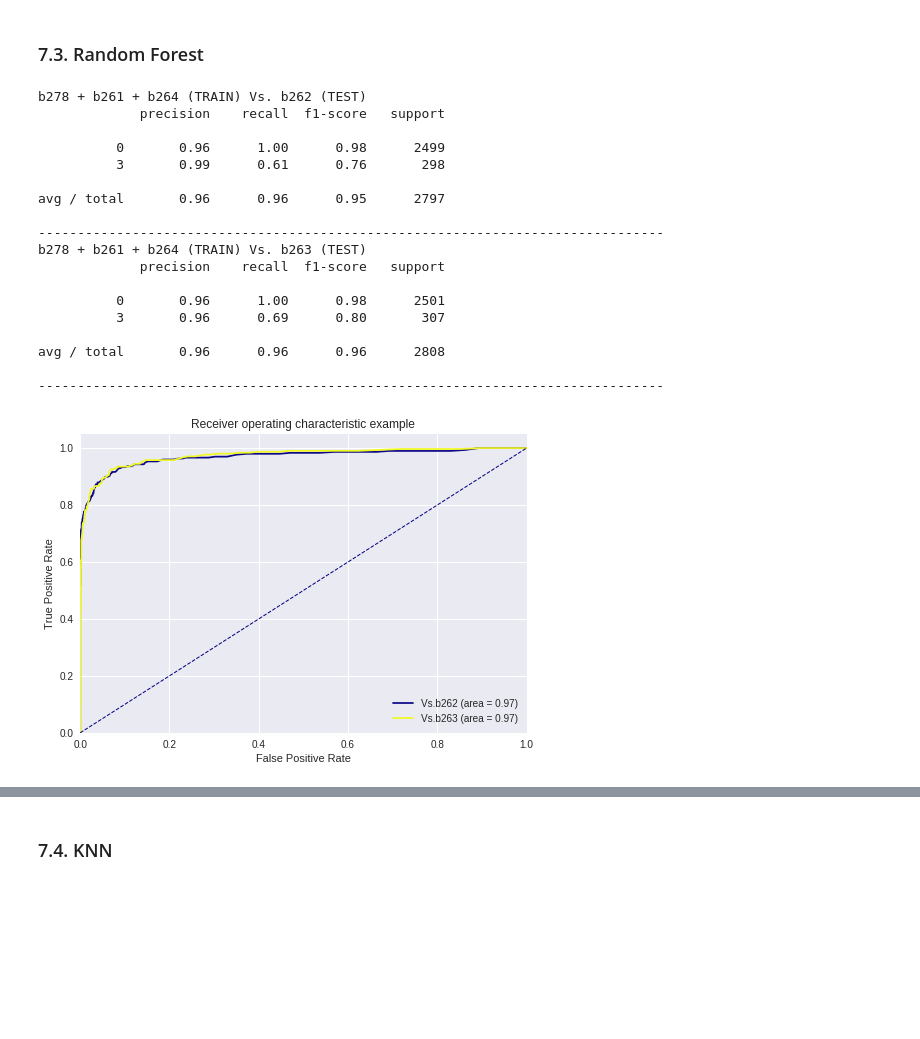
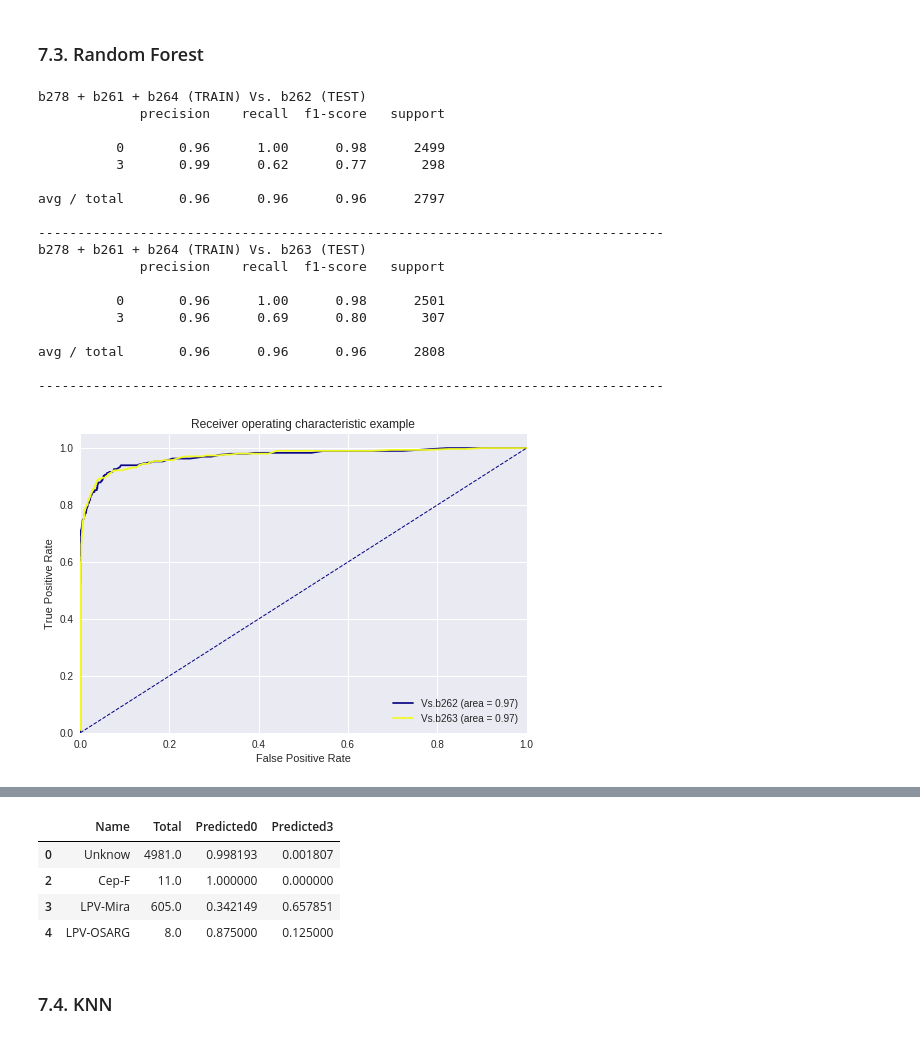
Before and after one commit to carpyncho/vvv_gen_catalog, a Jupyter notebook: samplesVSTO0.ipynb, the cells around one changed output, grey strips where cells are left out. Drawn from its saved outputs; the diff is of its cells as text; code cells hidden in the pictures; blank space fills up the shorter version.

```diff
--- a/samplesVSTO0.ipynb
+++ b/samplesVSTO0.ipynb
@@ -49,3 +47,7 @@ data, classes, sclasses = discretize_classes(data)
+# %%
+data, classes, sclasses = discretize_classes(data)
+orig_cls_names = {v:k for k, v in classes.items()}
+orig_scls_names = {v:k for k, v in sclasses.items()}
 # %% [markdown]
 ### 2.2. Removes all low-variance and "bad" features
 # %%
@@ -687,25 +816,27 @@ Wall time: 15.7 s
 # %%
 rf = WithAnotherExperiment(
     clf=RandomForestClassifier(n_estimators=500, criterion="entropy"),
     clsnum=sclasses, data=data, pcls="RRLyr", X_columns=X_columns, y_column="scls")
-%time roc(rf(["b278", "b261", "b264"]))
+rf = rf(["b278", "b261", "b264"])
+%time roc(rf)
+real_vs_predicted(rf, orig_cls_names)
 # %% [output]
 b278 + b261 + b264 (TRAIN) Vs. b262 (TEST)
              precision    recall  f1-score   support
 
           0       0.96      1.00      0.98      2499
-          3       0.99      0.61      0.76       298
+          3       0.99      0.62      0.77       298
 
-avg / total       0.96      0.96      0.95      2797
+avg / total       0.96      0.96      0.96      2797
 
 --------------------------------------------------------------------------------
 b278 + b261 + b264 (TRAIN) Vs. b263 (TEST)
              precision    recall  f1-score   support
 
           0       0.96      1.00      0.98      2501
           3       0.96      0.69      0.80       307
 
 avg / total       0.96      0.96      0.96      2808
 
 --------------------------------------------------------------------------------
-[figure, old version]
+[figure, new version]
@@ -714,3 +845,8 @@ Wall time: 1min
+|  | Name | Total | Predicted0 | Predicted3 |
+| 0 | Unknow | 4981.0 | 0.998193 | 0.001807 |
+| 2 | Cep-F | 11.0 | 1.000000 | 0.000000 |
+| 3 | LPV-Mira | 605.0 | 0.342149 | 0.657851 |
+| 4 | LPV-OSARG | 8.0 | 0.875000 | 0.125000 |
 # %% [markdown]
 ### 7.4. KNN
 # %%
```
Also changed, not shown: parts of 25 cells of this notebook, 1 other file.
